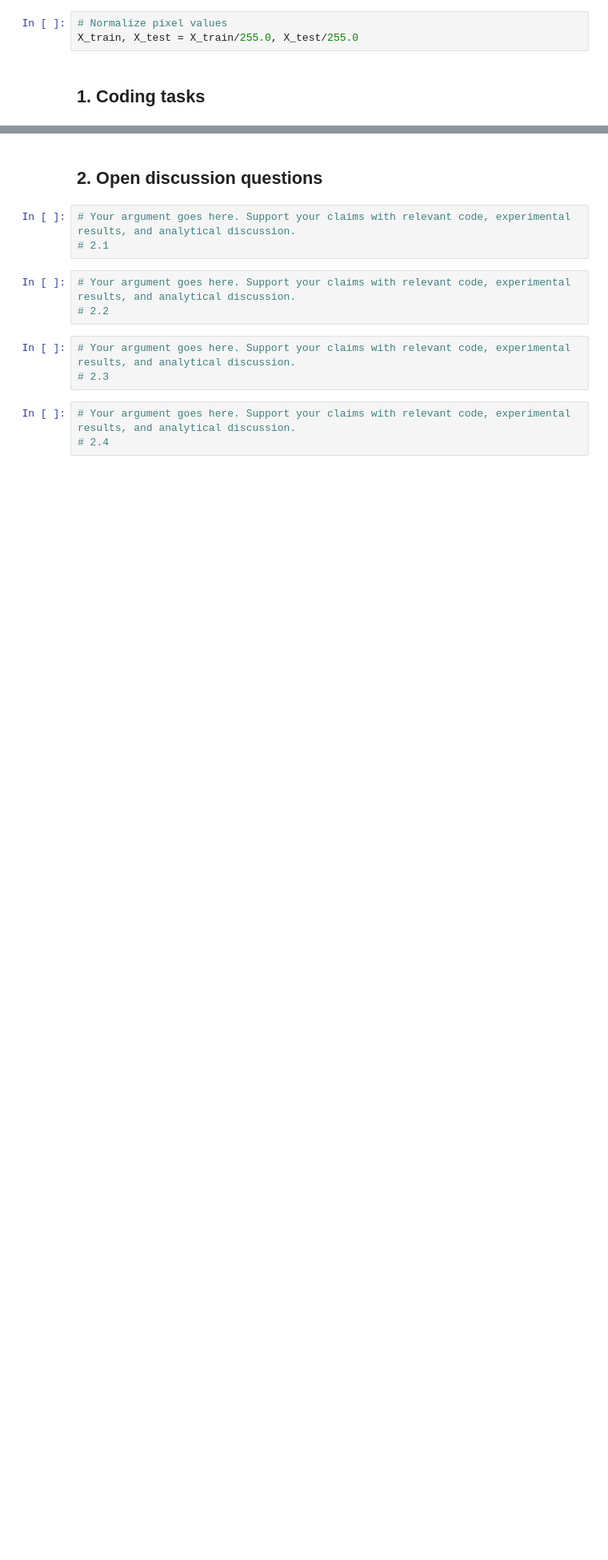
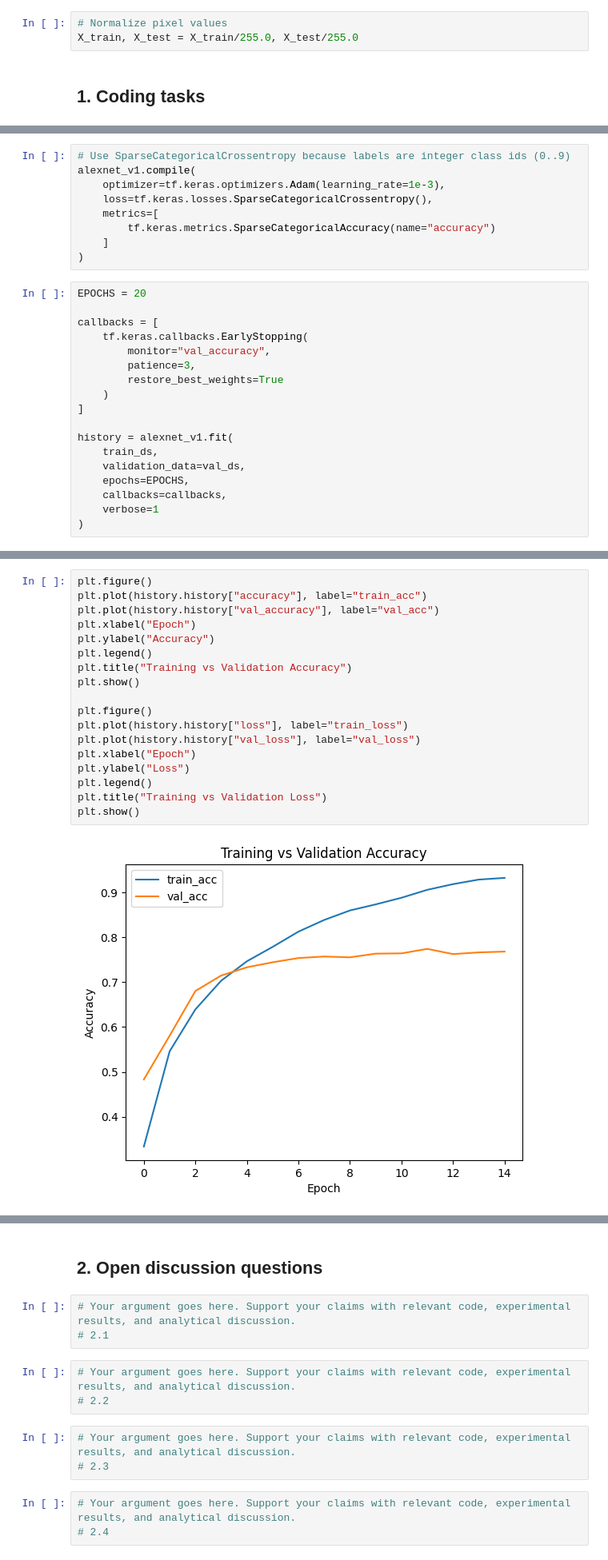
Before and after one commit to mintus2511/DL4AI_230167_Assignment_1, a Jupyter notebook: Assignment_1_Layers.ipynb, the cells around one changed output, grey strips where cells are left out. Shown at 80% size. Cells and saved outputs as stored; diff of their text form; blank space fills up the shorter version.

```diff
--- a/Assignment_1_Layers.ipynb
+++ b/Assignment_1_Layers.ipynb
@@ -103,0 +350,27 @@ X_train, X_test = X_train/255.0, X_test/255.0
+# %%
+# Use SparseCategoricalCrossentropy because labels are integer class ids (0..9)
+alexnet_v1.compile(
+    optimizer=tf.keras.optimizers.Adam(learning_rate=1e-3),
+    loss=tf.keras.losses.SparseCategoricalCrossentropy(),
+    metrics=[
+        tf.keras.metrics.SparseCategoricalAccuracy(name="accuracy")
+    ]
+)
+# %%
+EPOCHS = 20
+
+callbacks = [
+    tf.keras.callbacks.EarlyStopping(
+        monitor="val_accuracy",
+        patience=3,
+        restore_best_weights=True
+    )
+]
+
+history = alexnet_v1.fit(
+    train_ds,
+    validation_data=val_ds,
+    epochs=EPOCHS,
+    callbacks=callbacks,
+    verbose=1
+)
@@ -103,0 +461,20 @@ X_train, X_test = X_train/255.0, X_test/255.0
+# %%
+plt.figure()
+plt.plot(history.history["accuracy"], label="train_acc")
+plt.plot(history.history["val_accuracy"], label="val_acc")
+plt.xlabel("Epoch")
+plt.ylabel("Accuracy")
+plt.legend()
+plt.title("Training vs Validation Accuracy")
+plt.show()
+
+plt.figure()
+plt.plot(history.history["loss"], label="train_loss")
+plt.plot(history.history["val_loss"], label="val_loss")
+plt.xlabel("Epoch")
+plt.ylabel("Loss")
+plt.legend()
+plt.title("Training vs Validation Loss")
+plt.show()
+# %% [output]
+[figure, added]
```
Also changed, not shown: parts of 31 cells of this notebook.
